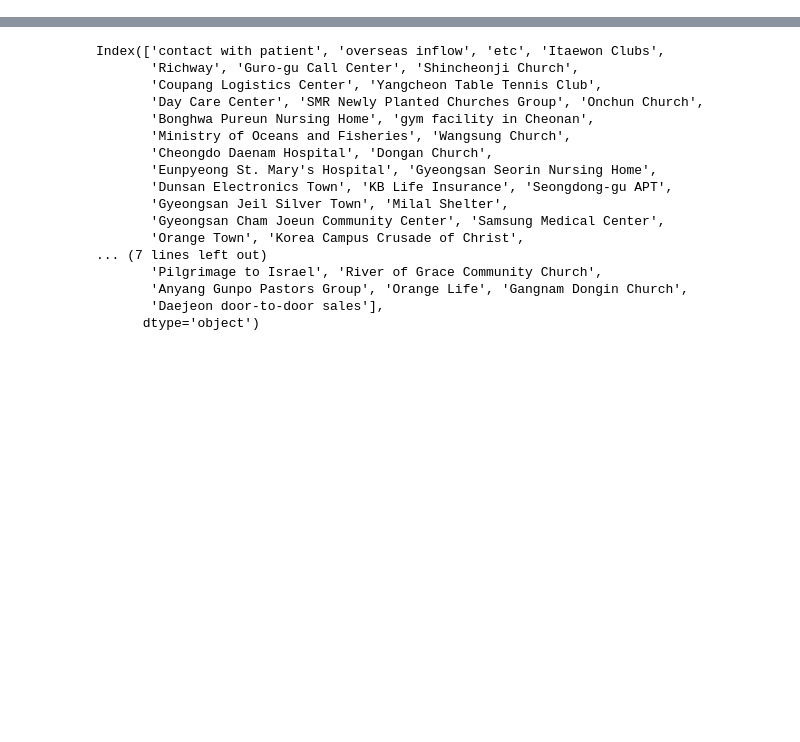
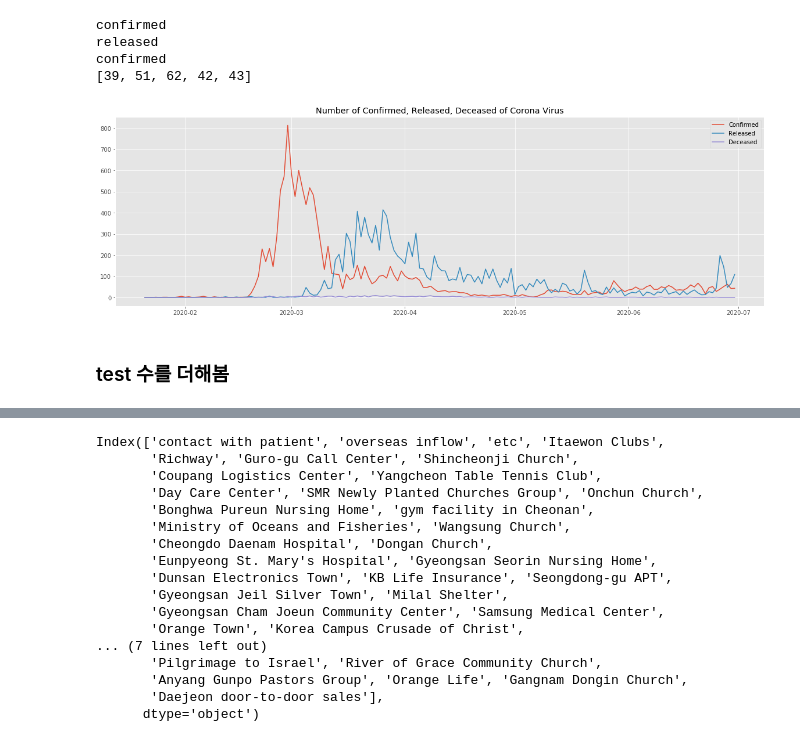
Before and after one commit to ebaaang/kaggle, a Jupyter notebook: [Kaggle] covid19_data_analysis.ipynb, the cells around one changed output, grey strips where cells are left out. Saved outputs shown, nothing was run; the diff lists cells and outputs as text; code cells hidden in the pictures; blank space fills up the shorter version.

```diff
--- a/[Kaggle] covid19_data_analysis.ipynb
+++ b/[Kaggle] covid19_data_analysis.ipynb
@@ -46,0 +102,12 @@ Name: infection_case, dtype: int64
+# %%
+corona('confirmed')
+corona('released')
+corona('confirmed')
+
+
+print(confirmed[-5:])
+# %% [output]
+confirmed
+released
+confirmed
+[39, 51, 62, 42, 43]
@@ -46,0 +153,13 @@ Name: infection_case, dtype: int64
+# %%
+plt.figure(figsize=(20, 6))
+plt.style.use('ggplot')
+plt.title('Number of Confirmed, Released, Deceased of Corona Virus')
+plt.plot(time['date'][1:], confirmed, label = 'Confirmed')
+plt.plot(time['date'][1:], released, label = 'Released')
+plt.plot(time['date'][1:], deceased, label = 'Deceased')
+plt.legend()
+plt.show()
+# %% [output]
+[figure, added]
+# %% [markdown]
+### test 수를 더해봄
```
Also changed, not shown: parts of 68 cells of this notebook.
